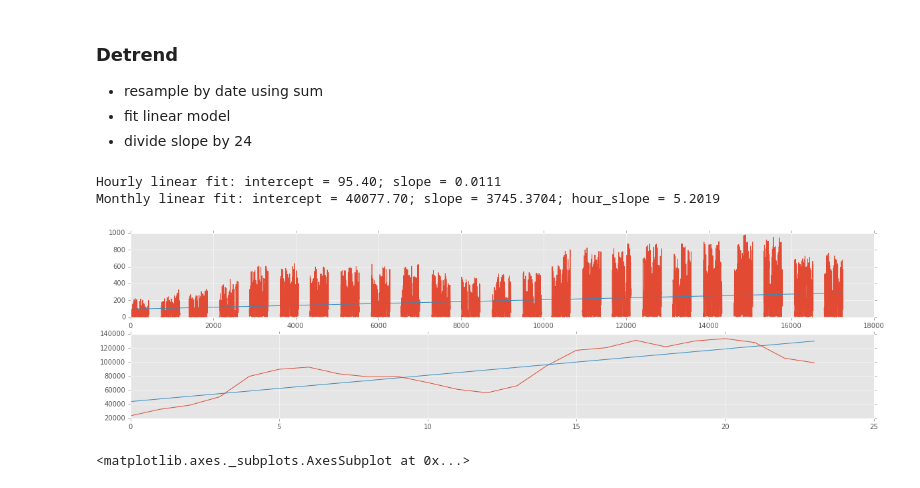
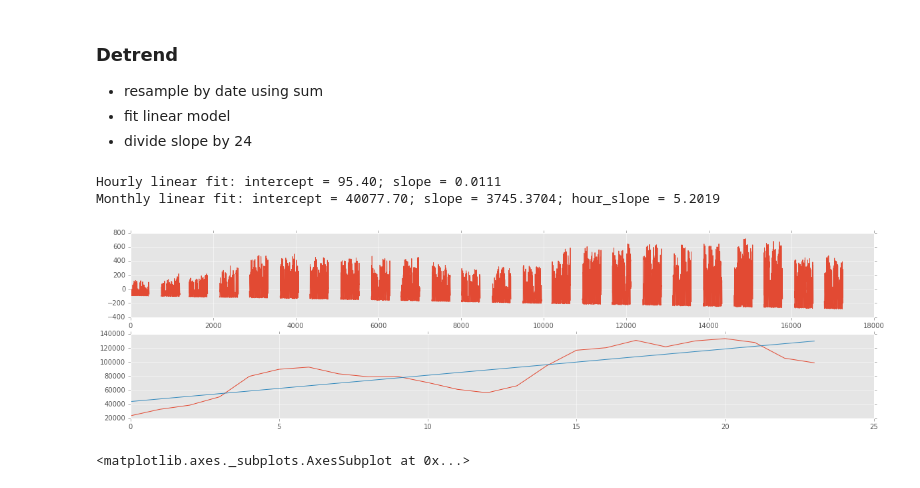
Before and after one commit to pvarsh/applied_data_science, a Jupyter notebook: bikeshare/code/bikeshare_regression_except_time.ipynb, the cells around one changed output. Cells and saved outputs as stored; diff of their text form; code cells hidden in the pictures.

```diff
--- a/bikeshare/code/bikeshare_regression_except_time.ipynb
+++ b/bikeshare/code/bikeshare_regression_except_time.ipynb
@@ -68,32 +68,32 @@ train_rs.head(2)
 # %%
 ### aggregate by month
 train_month = pd.DataFrame(train_rs.count_tot.resample('M', how = sum))
 train_month['ind'] = np.array(range(train_month.shape[0])) + 1 # no real reason for + 1
 
 ### plot
 fig, [ax1, ax2] = plt.subplots(nrows = 2, figsize = (20, 5))
-ax1.plot(train_rs.count_tot, label = "Hourly data")
+#ax1.plot(train_rs.count_tot, label = "Hourly data")
 ### fit and plot hourly data
 y, X = patsy.dmatrices('count_tot ~ ind', data = train_rs, return_type = 'dataframe')
 model = sm.OLS(y, X).fit()
 beta0, beta1 = model.params
 print "Hourly linear fit: intercept = %2.2f; slope = %2.4f" %(beta0, beta1)
-ax1.plot(train_rs.ind, beta0 + beta1 * train_rs.ind, label = "Linear fit to hourly data")
+ax1.plot(train_rs.ind, train_rs.count_tot - (beta0 + beta1 * train_rs.ind), label = "Linear fit to hourly data")
 
 ### fit daily data and plot
 y, X = patsy.dmatrices('count_tot ~ ind', data = train_month, return_type = 'dataframe')
 model = sm.OLS(y, X).fit()
 beta0, beta1 = model.params
 print "Monthly linear fit: intercept = %2.2f; slope = %2.4f; hour_slope = %2.4f" %(beta0, beta1, beta1/(24*30))
 ax2.plot(train_month.count_tot, label = "Daily data")
 ax2.plot(model.predict(X))
 
 ax.legend(loc = 'best')
 plt.show()
 # %% [output]
 Hourly linear fit: intercept = 95.40; slope = 0.0111
 Monthly linear fit: intercept = 40077.70; slope = 3745.3704; hour_slope = 5.2019
-[figure, old version]
+[figure, new version]
 # %%
 train[['atemp', 'humidity', 'temp']]['1/1/2011':'1/2/2011'].plot()
 train[['weather']]['1/1/2011':'1/2/2011'].plot()
```
